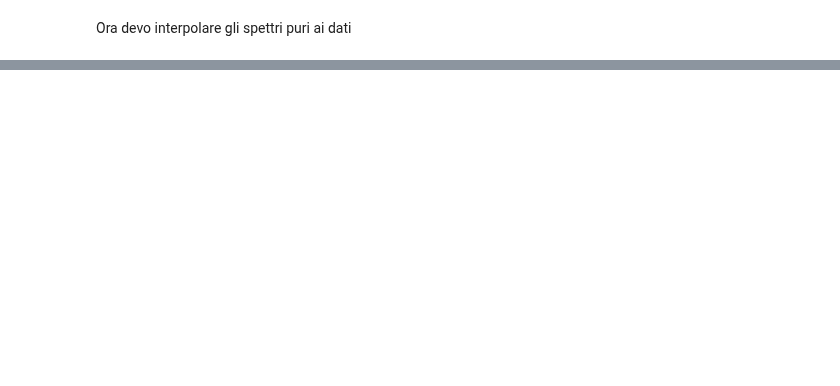
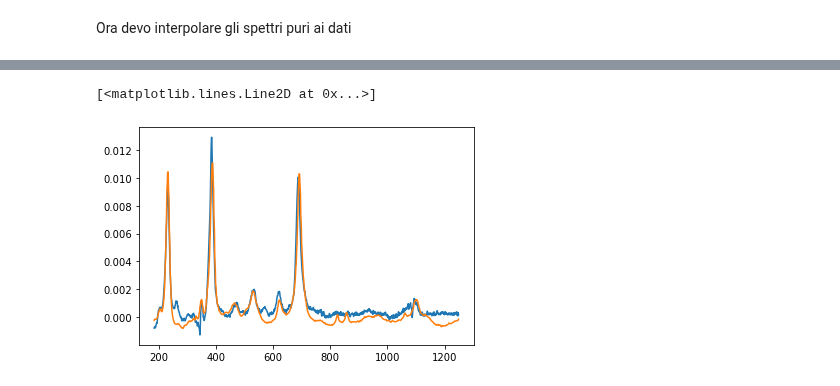
Before and after one commit to FabioBrugnara/repo_raman_4exam, a Jupyter notebook: notebooks/FIT.ipynb, the cells around one changed output, grey strips where cells are left out. Drawn from its saved outputs; the diff is of its cells as text; code cells hidden in the pictures; blank space fills up the shorter version.

```diff
--- a/notebooks/FIT.ipynb
+++ b/notebooks/FIT.ipynb
@@ -56,0 +63,10 @@ pure_materials_interpoled.head()
+# %%
+ols = LinearRegression(positive=True) #definisco il regressore
+# %%
+N_cluster=len(data.columns)-1
+coeff=[]
+for i in range(N_cluster):
+    ols.fit(pure_materials_interpoled[pure_material_names], data[str(i)])#ottimizziamo il modello (lineare) su i dati di training
+    coeff.append(ols.coef_)
+# %%
+ols.fit(pure_materials_interpoled[pure_material_names], data['1'])#ottimizziamo il modello (lineare) su i dati di training
@@ -56,0 +80,3 @@ pure_materials_interpoled.head()
+# %%
+a=np.sum(pure_materials_interpoled[pure_material_names]*ols.coef_,axis=1)
+ols.coef_
@@ -56,0 +100,6 @@ pure_materials_interpoled.head()
+# %%
+plt.plot(data.wn,a)
+plt.plot(data.wn,data['1'])
+# %% [output]
+[<matplotlib.lines.Line2D at 0x...>]
+[figure, added]
```
Also changed, not shown: parts of 9 cells of this notebook.
